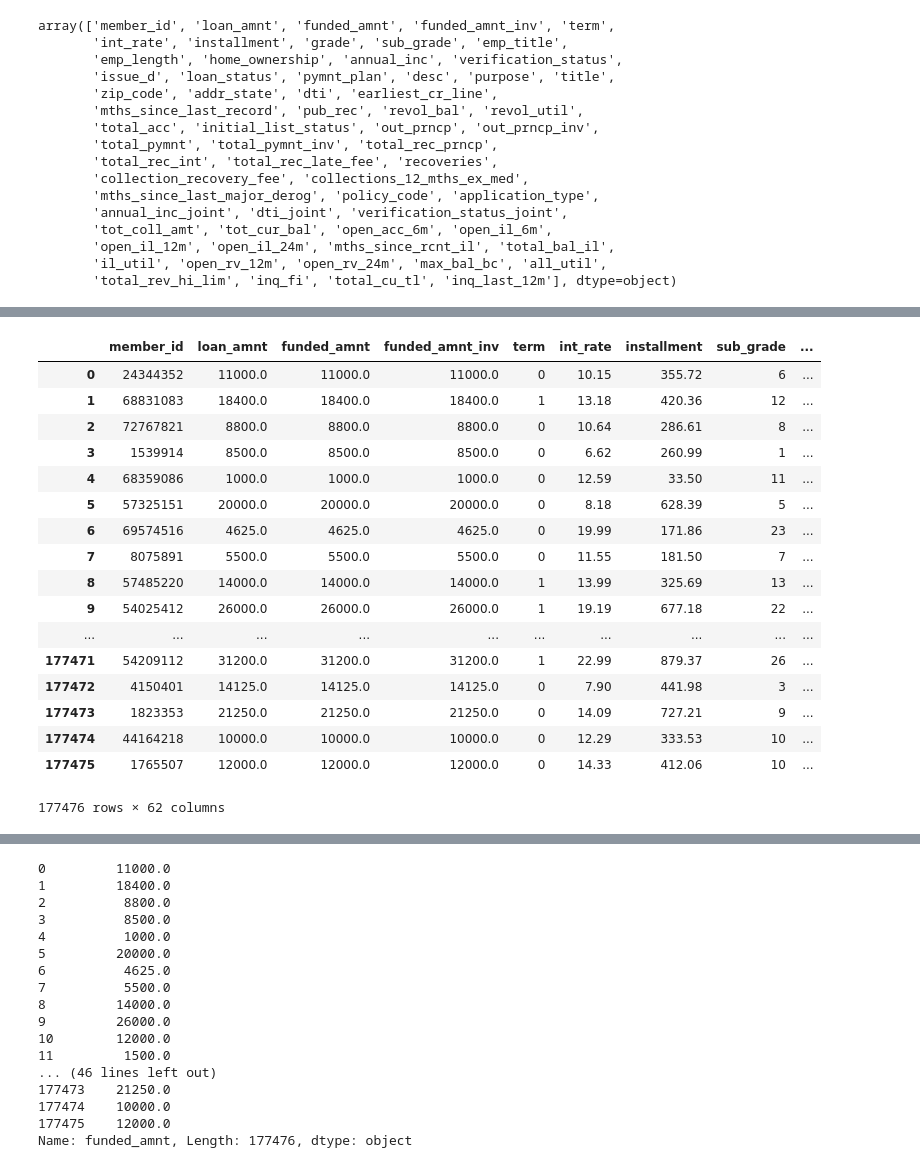
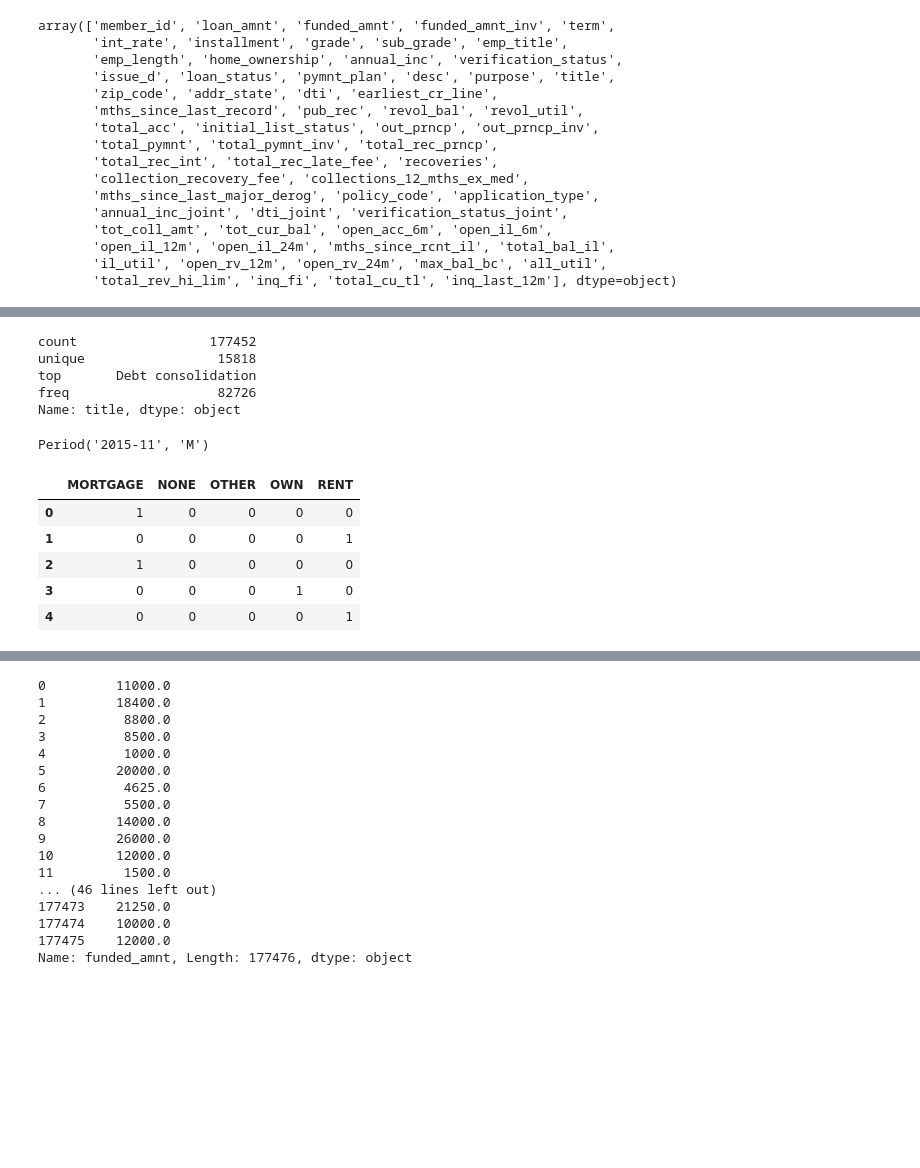
Before and after one commit to tutan123/LoanPrediction, a Jupyter notebook: pre-process.ipynb, the cells around one changed output, grey strips where cells are left out. Saved outputs shown, nothing was run; the diff lists cells and outputs as text; code cells hidden in the pictures; blank space fills up the shorter version.

```diff
--- a/pre-process.ipynb
+++ b/pre-process.ipynb
@@ -48,4 +46,8 @@ array([ 6, 12,  8,  1, 11,  5, 23,  7, 13, 22,  4, 10,  0, 20,  3, 19, 15,
 # %%
-#term
-term_mapping = {label:idx for idx,label in enumerate(set(data['term']))}
-data.term = df.term.map(term_mapping)
+#for binarilization：pymnt_plan,term
+feature_for_binary = {'term','pymnt_plan'}
+def binary(feature_for_binary,data):
+    for items in feature_for_binary:
+        mapping = {label:idx for idx,label in enumerate(set(data[items]))}
+        data[items] = data[items].map(mapping)
+    return data
@@ -57,4 +61,4 @@ data.emp_length = df.emp_length.map(emp_length_mapping)
 # %%
 data2 = data
 average_emp_length = data2.dropna(axis=0,subset=['emp_length']).emp_length.mean()
-data.emp_length. = data.emp_length.fillna(average_emp_length)
+data.emp_length = data.emp_length.fillna(average_emp_length)
@@ -63,21 +65,23 @@ SyntaxError: invalid syntax (<ipython-input-10-7ed11d730fd6>, line 3)
-# %%
-data
-# %% [output]
-|  | member_id | loan_amnt | funded_amnt | funded_amnt_inv | term | int_rate | installment | sub_grade | ... |
-| 0 | 24344352 | 11000.0 | 11000.0 | 11000.0 | 0 | 10.15 | 355.72 | 6 | ... |
-| 1 | 68831083 | 18400.0 | 18400.0 | 18400.0 | 1 | 13.18 | 420.36 | 12 | ... |
-| 2 | 72767821 | 8800.0 | 8800.0 | 8800.0 | 0 | 10.64 | 286.61 | 8 | ... |
-| 3 | 1539914 | 8500.0 | 8500.0 | 8500.0 | 0 | 6.62 | 260.99 | 1 | ... |
-| 4 | 68359086 | 1000.0 | 1000.0 | 1000.0 | 0 | 12.59 | 33.50 | 11 | ... |
-| 5 | 57325151 | 20000.0 | 20000.0 | 20000.0 | 0 | 8.18 | 628.39 | 5 | ... |
-| 6 | 69574516 | 4625.0 | 4625.0 | 4625.0 | 0 | 19.99 | 171.86 | 23 | ... |
-| 7 | 8075891 | 5500.0 | 5500.0 | 5500.0 | 0 | 11.55 | 181.50 | 7 | ... |
-| 8 | 57485220 | 14000.0 | 14000.0 | 14000.0 | 1 | 13.99 | 325.69 | 13 | ... |
-| 9 | 54025412 | 26000.0 | 26000.0 | 26000.0 | 1 | 19.19 | 677.18 | 22 | ... |
-| ... | ... | ... | ... | ... | ... | ... | ... | ... | ... |
-| 177471 | 54209112 | 31200.0 | 31200.0 | 31200.0 | 1 | 22.99 | 879.37 | 26 | ... |
-| 177472 | 4150401 | 14125.0 | 14125.0 | 14125.0 | 0 | 7.90 | 441.98 | 3 | ... |
-| 177473 | 1823353 | 21250.0 | 21250.0 | 21250.0 | 0 | 14.09 | 727.21 | 9 | ... |
-| 177474 | 44164218 | 10000.0 | 10000.0 | 10000.0 | 0 | 12.29 | 333.53 | 10 | ... |
-| 177475 | 1765507 | 12000.0 | 12000.0 | 12000.0 | 0 | 14.33 | 412.06 | 10 | ... |
-177476 rows × 62 columns
+# %%
+#data.dti.unique()
+data.title.describe()
+# %% [output]
+count                 177452
+unique                 15818
+top       Debt consolidation
+freq                   82726
+Name: title, dtype: object
+# %%
+pd.Period(data.issue_d.values[1])
+# %% [output]
+Period('2015-11', 'M')
+# %%
+#for get_dummies: home_ownership, verification_status, loan_status,purpose
+pd.get_dummies(data.home_ownership).head(5)
+# %% [output]
+|  | MORTGAGE | NONE | OTHER | OWN | RENT |
+| 0 | 1 | 0 | 0 | 0 | 0 |
+| 1 | 0 | 0 | 0 | 0 | 1 |
+| 2 | 1 | 0 | 0 | 0 | 0 |
+| 3 | 0 | 0 | 0 | 1 | 0 |
+| 4 | 0 | 0 | 0 | 0 | 1 |
```
Also changed, not shown: parts of 10 cells of this notebook.
